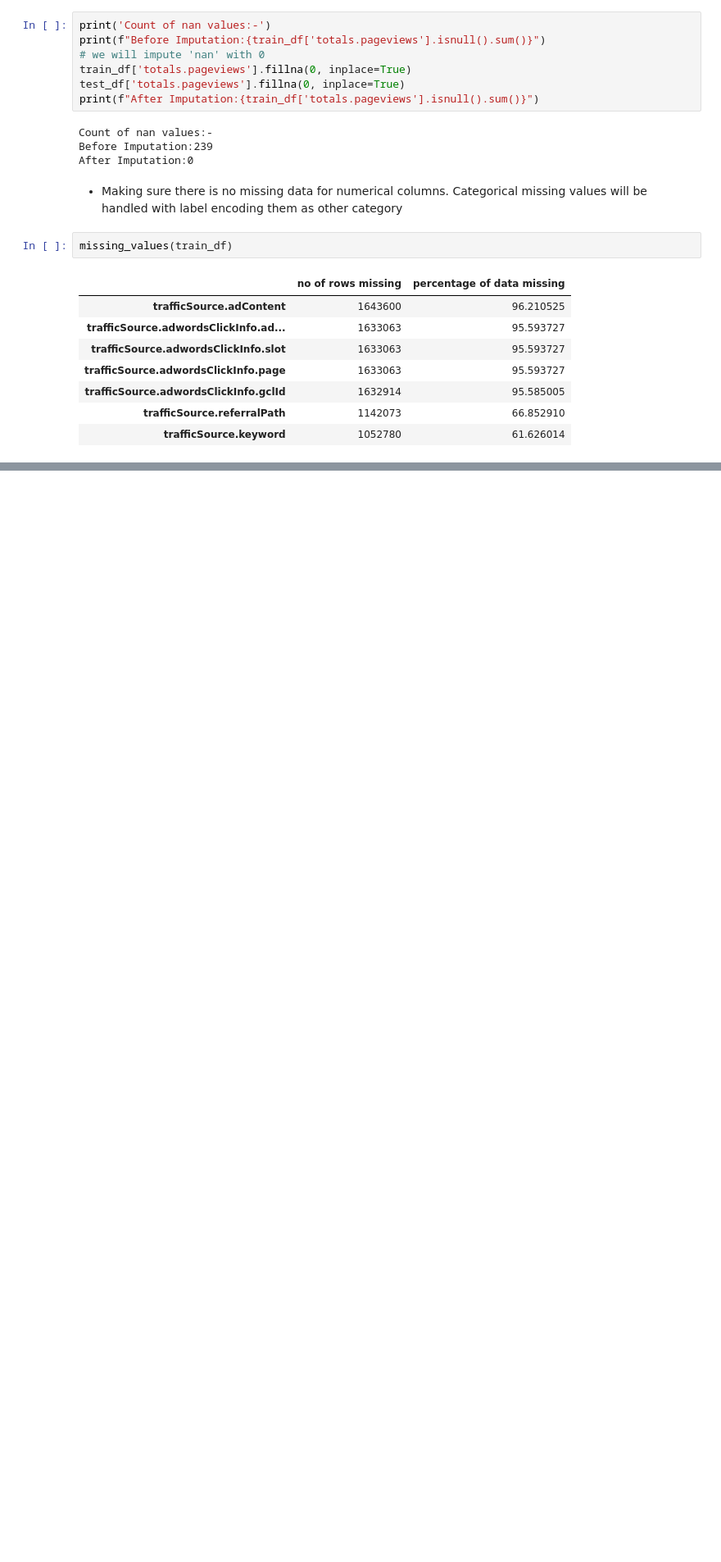
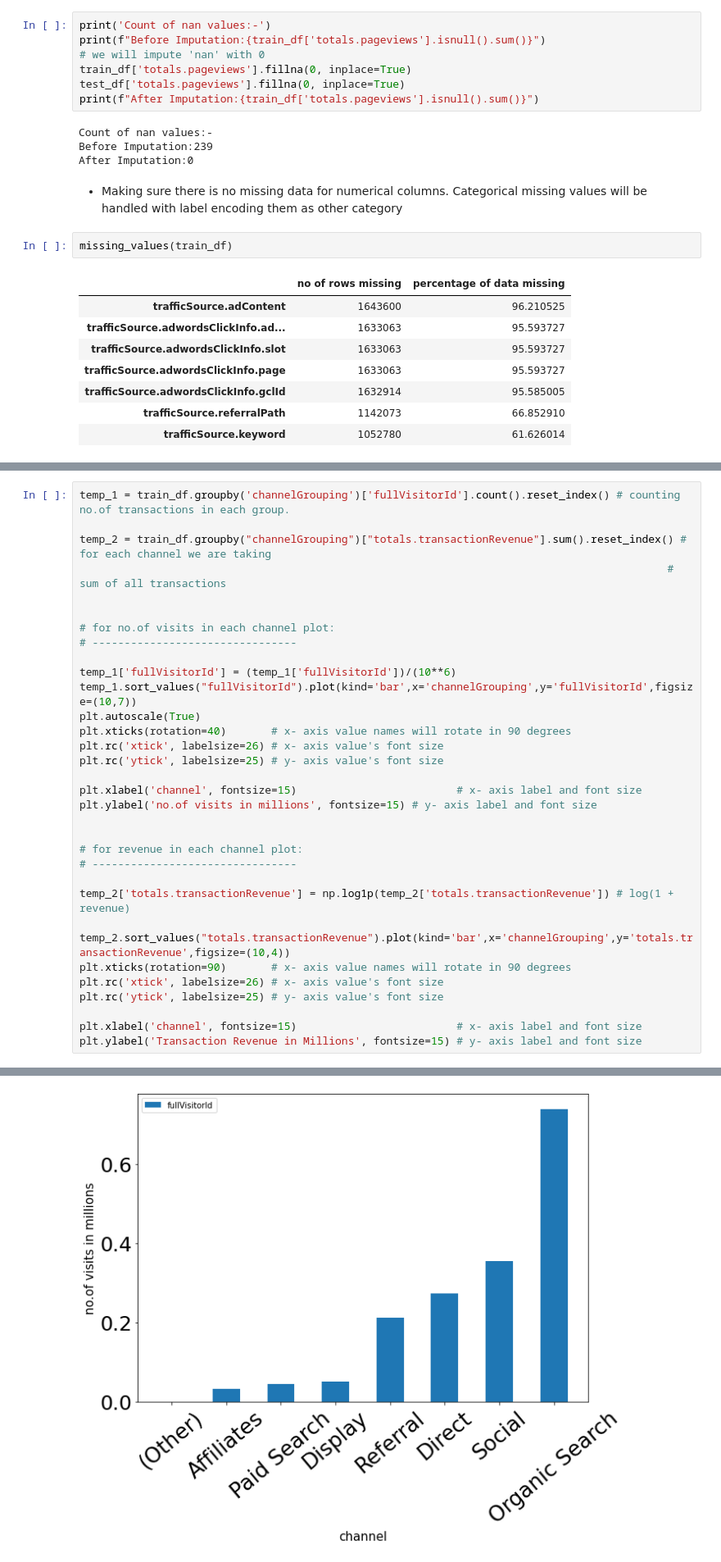
Before and after one commit to GK4444/google-revenue-prediction, a Jupyter notebook: main.ipynb, the cells around one changed output, grey strips where cells are left out. Shown: that part at 82% size. Saved outputs shown, nothing was run; the diff lists cells and outputs as text; blank space fills up the shorter version.

```diff
--- a/main.ipynb
+++ b/main.ipynb
@@ -511,0 +590,34 @@ True
+# %%
+temp_1 = train_df.groupby('channelGrouping')['fullVisitorId'].count().reset_index() # counting no.of transactions in each group.
+
+temp_2 = train_df.groupby("channelGrouping")["totals.transactionRevenue"].sum().reset_index() # for each channel we are taking
+                                                                                            # sum of all transactions
+
+
+# for no.of visits in each channel plot:
+# --------------------------------
+
+temp_1['fullVisitorId'] = (temp_1['fullVisitorId'])/(10**6)
+temp_1.sort_values("fullVisitorId").plot(kind='bar',x='channelGrouping',y='fullVisitorId',figsize=(10,7))
+plt.autoscale(True)
+plt.xticks(rotation=40)       # x- axis value names will rotate in 90 degrees
+plt.rc('xtick', labelsize=26) # x- axis value's font size
+plt.rc('ytick', labelsize=25) # y- axis value's font size
+
+plt.xlabel('channel', fontsize=15)                         # x- axis label and font size
+plt.ylabel('no.of visits in millions', fontsize=15) # y- axis label and font size
+
+
+# for revenue in each channel plot:
+# --------------------------------
+
+temp_2['totals.transactionRevenue'] = np.log1p(temp_2['totals.transactionRevenue']) # log(1 + revenue)
+
+temp_2.sort_values("totals.transactionRevenue").plot(kind='bar',x='channelGrouping',y='totals.transactionRevenue',figsize=(10,4))
+plt.xticks(rotation=90)       # x- axis value names will rotate in 90 degrees
+plt.rc('xtick', labelsize=26) # x- axis value's font size
+plt.rc('ytick', labelsize=25) # y- axis value's font size
+
+plt.xlabel('channel', fontsize=15)                         # x- axis label and font size
+plt.ylabel('Transaction Revenue in Millions', fontsize=15) # y- axis label and font size
+# %% [output]
@@ -511,0 +625 @@ True
+[figure, added]
```
Also changed, not shown: parts of 20 cells of this notebook.
